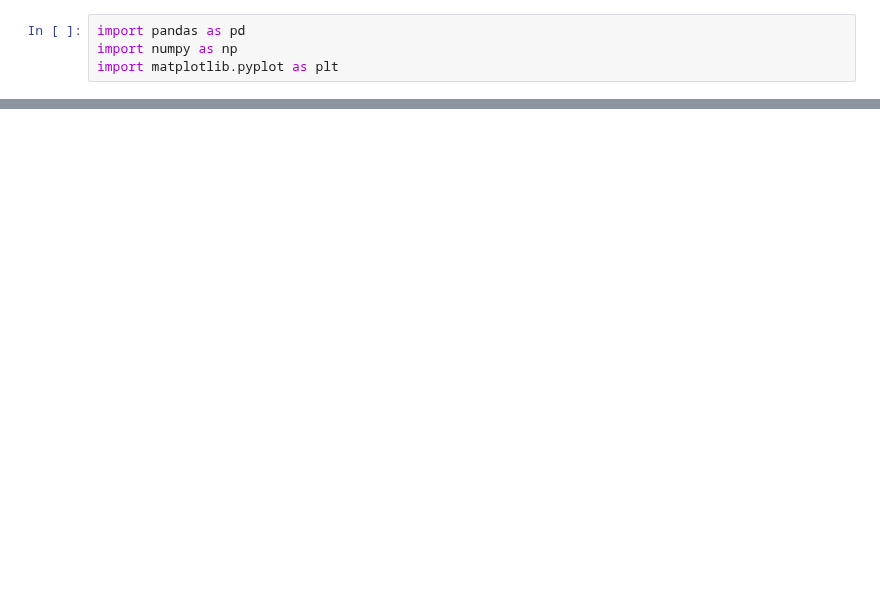
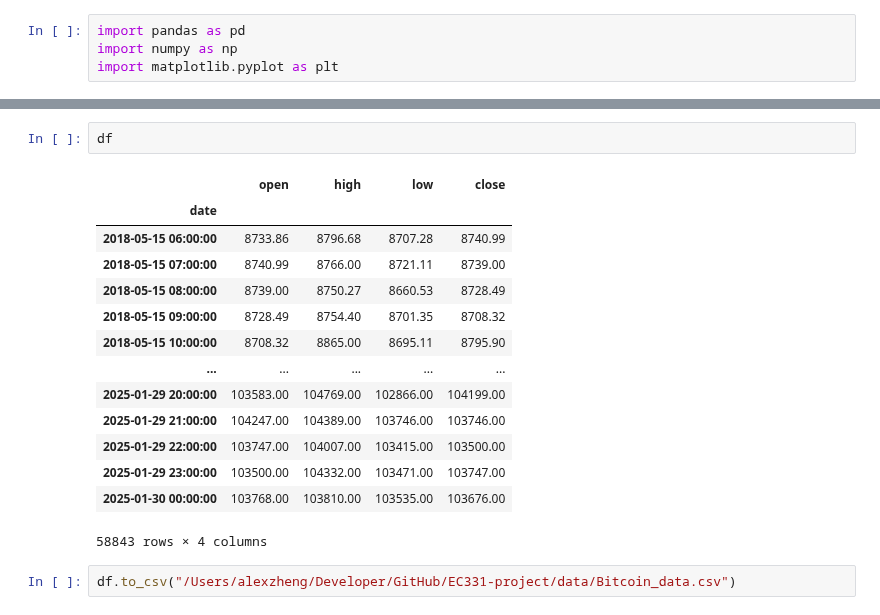
Before and after one commit to alexzheng123/EC331-project, a Jupyter notebook: code/bitcoin_wrangling.ipynb, the cells around one changed output, grey strips where cells are left out. Drawn from its saved outputs; the diff is of its cells as text; blank space fills up the shorter version.

```diff
--- a/code/bitcoin_wrangling.ipynb
+++ b/code/bitcoin_wrangling.ipynb
@@ -39,0 +62,19 @@ plt.ylabel('Values (USD)');
+# %%
+df
+# %% [output]
+|  | open | high | low | close |
+| date |  |  |  |  |
+| 2018-05-15 06:00:00 | 8733.86 | 8796.68 | 8707.28 | 8740.99 |
+| 2018-05-15 07:00:00 | 8740.99 | 8766.00 | 8721.11 | 8739.00 |
+| 2018-05-15 08:00:00 | 8739.00 | 8750.27 | 8660.53 | 8728.49 |
+| 2018-05-15 09:00:00 | 8728.49 | 8754.40 | 8701.35 | 8708.32 |
+| 2018-05-15 10:00:00 | 8708.32 | 8865.00 | 8695.11 | 8795.90 |
+| ... | ... | ... | ... | ... |
+| 2025-01-29 20:00:00 | 103583.00 | 104769.00 | 102866.00 | 104199.00 |
+| 2025-01-29 21:00:00 | 104247.00 | 104389.00 | 103746.00 | 103746.00 |
+| 2025-01-29 22:00:00 | 103747.00 | 104007.00 | 103415.00 | 103500.00 |
+| 2025-01-29 23:00:00 | 103500.00 | 104332.00 | 103471.00 | 103747.00 |
+| 2025-01-30 00:00:00 | 103768.00 | 103810.00 | 103535.00 | 103676.00 |
+58843 rows × 4 columns
+# %%
+df.to_csv("/Users/alexzheng/Developer/GitHub/EC331-project/data/Bitcoin_data.csv")
```
Also changed, not shown: parts of 5 cells of this notebook, 5 other files.
